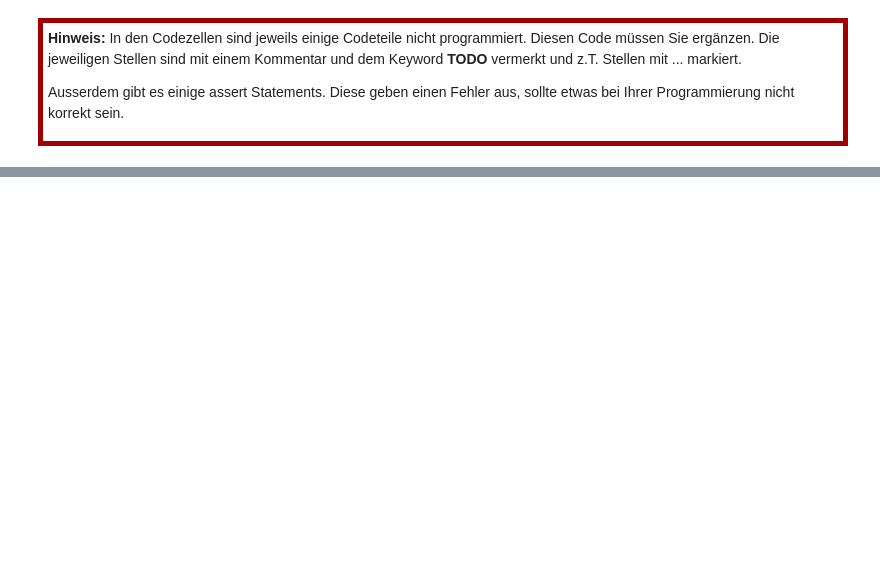
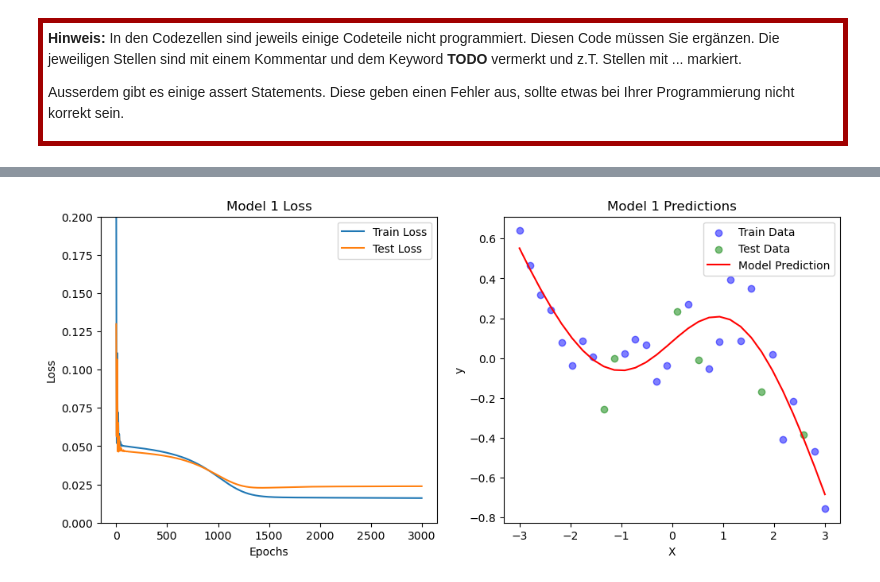
Before and after one commit to RouLee/praktikum_II_EF, a Jupyter notebook: 01_Training_underfitting_overfitting.ipynb, the cells around one changed output, grey strips where cells are left out. Drawn from its saved outputs; the diff is of its cells as text; code cells hidden in the pictures; blank space fills up the shorter version.

```diff
--- a/01_Training_underfitting_overfitting.ipynb
+++ b/01_Training_underfitting_overfitting.ipynb
@@ -182,0 +28,95 @@ plt.show()
+# %%
+X = np.linspace(-3, 3, 30)
+y = np.array([6.40320211e-01, 4.65454802e-01, 3.18542423e-01, 2.41632279e-01,
+  7.90939261e-02, -3.68292645e-02,  8.43445053e-02,  7.45484173e-03,
+ -2.57748336e-01, -3.88458508e-05,  2.23775450e-02,  9.56693324e-02,
+  6.59981685e-02, -1.18768602e-01, -3.90238869e-02,  2.32054080e-01,
+  2.70815440e-01, -8.54839118e-03, -5.38726619e-02,  8.32862909e-02,
+  3.93309346e-01,  8.69511514e-02,  3.50274734e-01, -1.69659711e-01,
+  1.97757116e-02, -4.07498944e-01, -2.18885263e-01, -3.86262075e-01,
+ -4.67668757e-01, -7.57073736e-01])
+
+
+X_train, X_test, y_train, y_test = train_test_split(X, y, test_size=0.2, random_state=42)
+
+X = X.reshape(-1, 1)
+y = y.reshape(-1, 1)
+X_train = X_train.reshape(-1, 1)
+X_test = X_test.reshape(-1, 1)
+y_train = y_train.reshape(-1, 1)
+y_test = y_test.reshape(-1, 1)
+
+
+X_train_tensor = torch.FloatTensor(X_train)
+y_train_tensor = torch.FloatTensor(y_train)
+X_test_tensor = torch.FloatTensor(X_test)
+y_test_tensor = torch.FloatTensor(y_test)
+
+# Drei verschiedene Modelle
+model1 = nn.Sequential(
+    nn.Linear(1, 12),
+    nn.LogSigmoid(),
+    nn.Linear(12, 1)
+)
+
+model2 = nn.Sequential(
+    nn.Linear(1, 3),
+    nn.Identity(),
+    nn.Linear(3, 1)
+)
+model3 = nn.Sequential(
+    nn.Linear(1, 50),
+    nn.ReLU(),
+    nn.Linear(50, 50),
+    nn.ReLU(),
+    nn.Linear(50, 1)
+)
+models = [model1, model2, model3]
+
+# Training Funktion
+def train_model(model, X_train, y_train, X_test, y_test, num_epochs=3000, learning_rate=0.01):
+    criterion = nn.MSELoss()
+    optimizer = torch.optim.SGD(model.parameters(), lr=learning_rate, momentum=0.9)
+    train_losses = []
+    test_losses = []
+    for epoch in range(num_epochs):
+        model.train()
+        optimizer.zero_grad()
+        outputs = model(X_train)
+        loss = criterion(outputs, y_train)
+        loss.backward()
+        optimizer.step()
+        train_losses.append(loss.item())
+        model.eval()
+        with torch.no_grad():
+            test_outputs = model(X_test)
+            test_loss = criterion(test_outputs, y_test)
+            test_losses.append(test_loss.item())
+    return train_losses, test_losses
+
+# Model Training und Visualisierung
+for i, model in enumerate(models):
+    train_losses, test_losses = train_model(model, X_train_tensor, y_train_tensor, X_test_tensor, y_test_tensor)
+    plt.figure(figsize=(12, 5))
+    plt.subplot(1, 2, 1)
+    plt.plot(range(len(train_losses)), train_losses, label='Train Loss')
+    plt.plot(range(len(test_losses)), test_losses, label='Test Loss')
+    plt.title(f'Model {i+1} Loss')
+    plt.xlabel('Epochs')
+    plt.ylabel('Loss')
+    plt.ylim(0, 0.2)
+    plt.legend()
+    plt.subplot(1, 2, 2)
+    model.eval()
+    with torch.no_grad():
+        predictions = model(torch.FloatTensor(X))
+    plt.scatter(X_train, y_train, label='Train Data', color='blue', alpha=0.5)
+    plt.scatter(X_test, y_test, label='Test Data', color='green', alpha=0.5)
+    plt.plot(X, predictions.numpy(), color='red', label='Model Prediction')
+    plt.title(f'Model {i+1} Predictions')
+    plt.xlabel('X')
+    plt.ylabel('y')
+    plt.legend()
+    plt.show()
+# %% [output]
+[figure, added]
```
Also changed, not shown: parts of 22 cells of this notebook.
